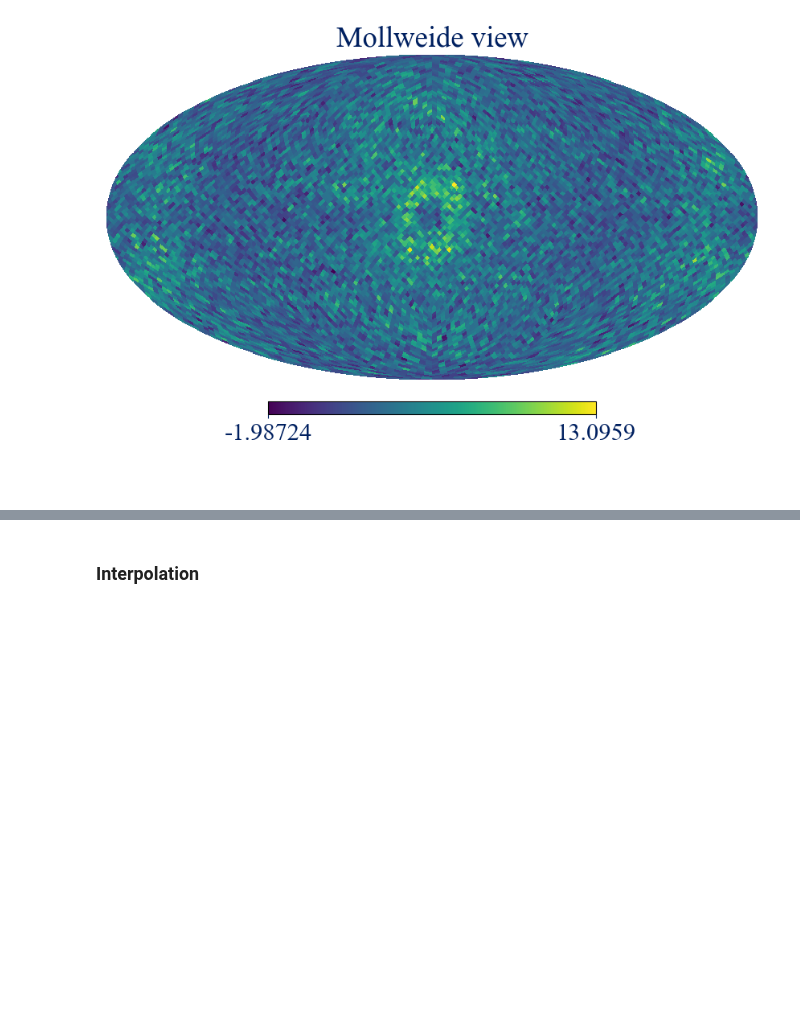
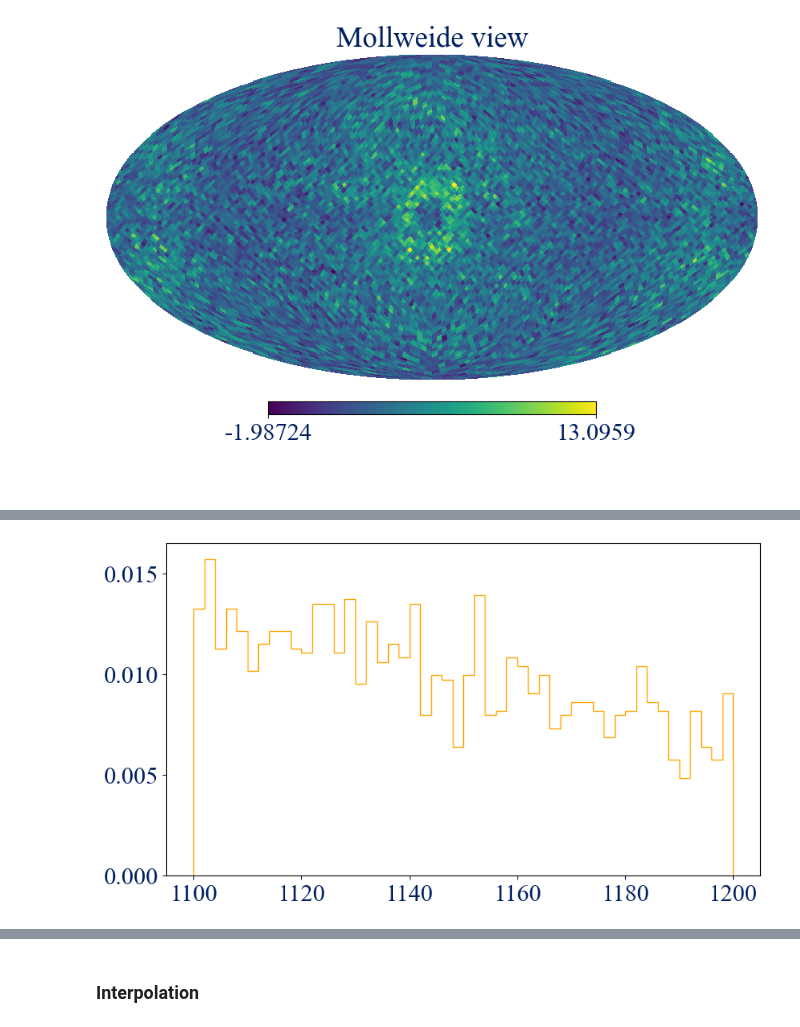
Before and after one commit to avalluvan/cosipy, a Jupyter notebook: docs/unbinned/response/LMDR4.ipynb, the cells around one changed output, grey strips where cells are left out. Drawn from its saved outputs; the diff is of its cells as text; code cells hidden in the pictures; blank space fills up the shorter version.

```diff
--- a/docs/unbinned/response/LMDR4.ipynb
+++ b/docs/unbinned/response/LMDR4.ipynb
@@ -455,7 +503,12 @@ plt.show()
 bg_ang_rot = rot_custom(bg_dict['Chi galactic'], bg_dict['Psi galactic'], lonlat=True)
 background_data = np.array([bg_dict['Energies'], bg_dict['Phi'], bg_ang_rot[1], bg_ang_rot[0]])
 
-background_kde = gaussian_kde(background_data[[0,3],:])
+background_kde = gaussian_kde(background_data[[0,1,3],:])
+# %%
+plt.stairs(*np.histogram(background_kde.resample(40000)[0], bins=np.linspace(1100, 1200, 51), density=True))
+plt.show()
+# %% [output]
+[figure, added]
 # %%
 background_data.shape
 # %% [output]
```
Also changed, not shown: parts of 12 cells of this notebook, 1 other file.
